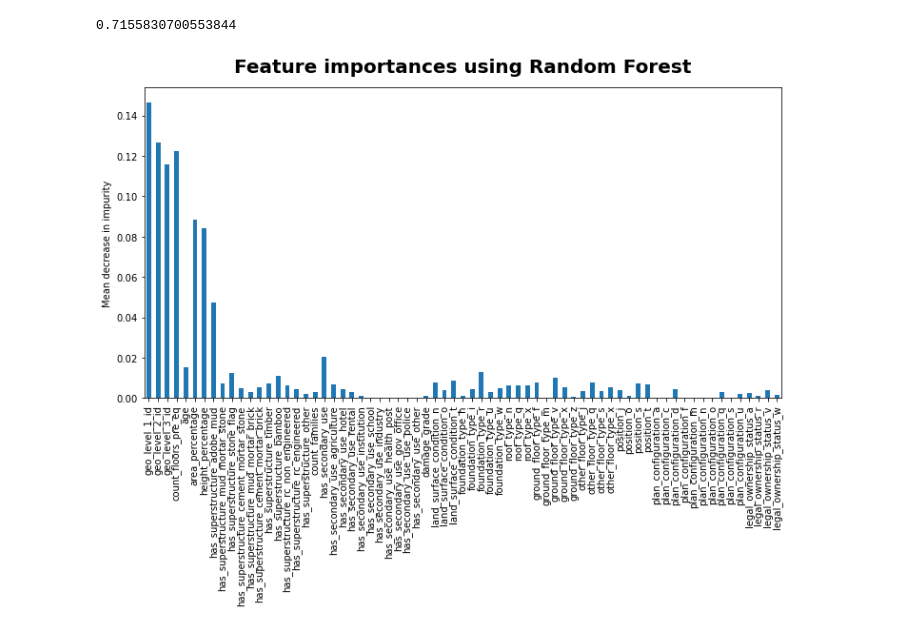
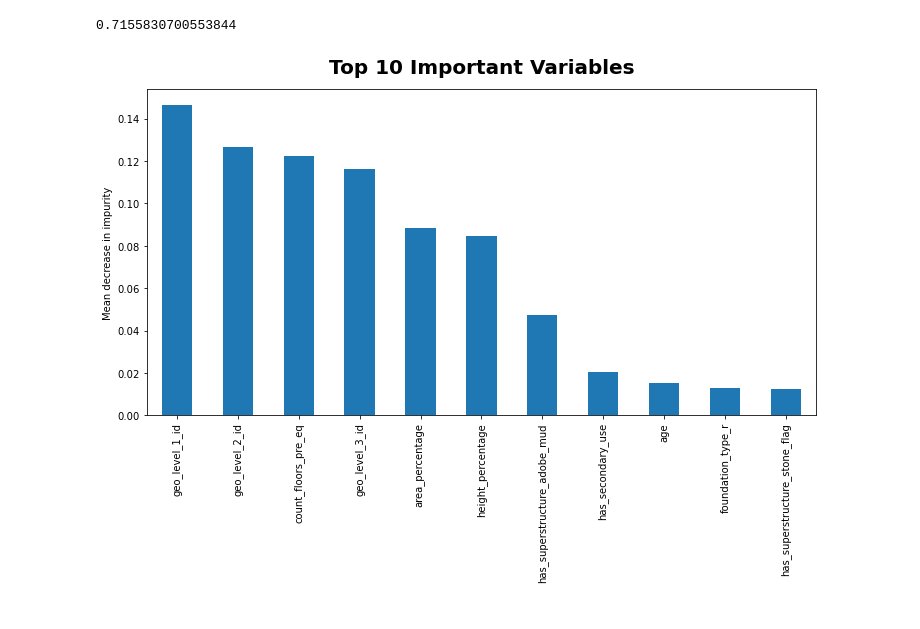
Before and after one commit to hss0727/driven_data_richters_predictor, a Jupyter notebook: model.ipynb, the cells around one changed output. Drawn from its saved outputs; the diff is of its cells as text; code cells hidden in the pictures.

```diff
--- a/model.ipynb
+++ b/model.ipynb
@@ -80,13 +81,14 @@ f1_score(y_test, pred, average='micro')
 # %%
 importances = rf.feature_importances_
 
 temp = train_df.drop(['Unnamed: 0', 'building_id'], axis=1)
 feature_names = temp.columns
 
 forest_importances = pd.Series(importances, index=feature_names)
-figure = forest_importances.plot.bar(figsize=(12,6))
-figure.set_title("Feature importances using Random Forest", fontsize=20, fontweight='bold', y=1.03)
+forest_importances.sort_values(ascending=False, inplace=True)
+figure = forest_importances[0:11].plot.bar(figsize=(12,6))
+figure.set_title("Top 10 Important Variables", fontsize=20, fontweight='bold', y=1.03)
 figure.set_ylabel("Mean decrease in impurity")
 plt.show()
 # %% [output]
-[figure, old version]
+[figure, new version]
```
Also changed, not shown: parts of 1 cell of this notebook, 2 other files.
